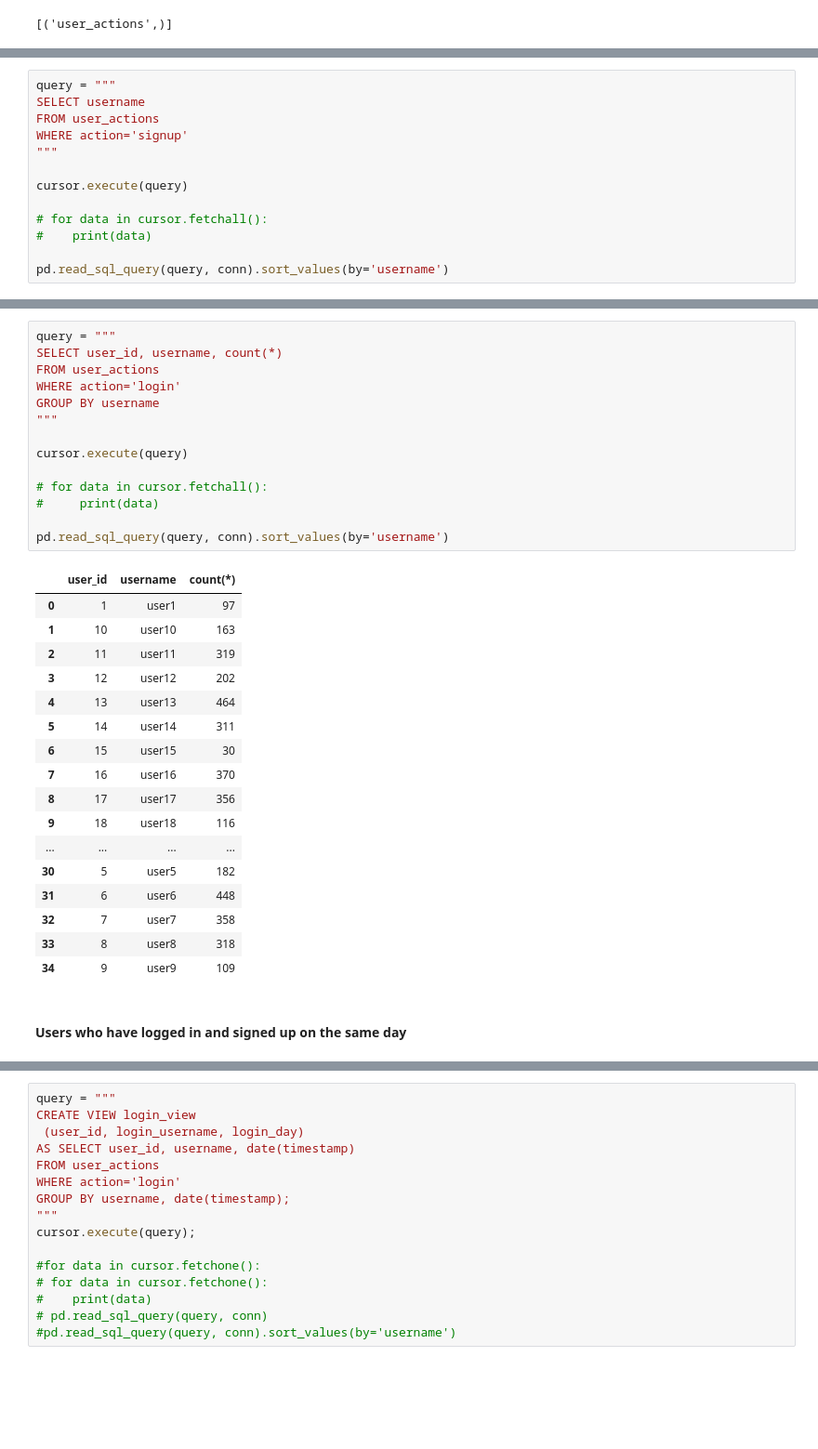
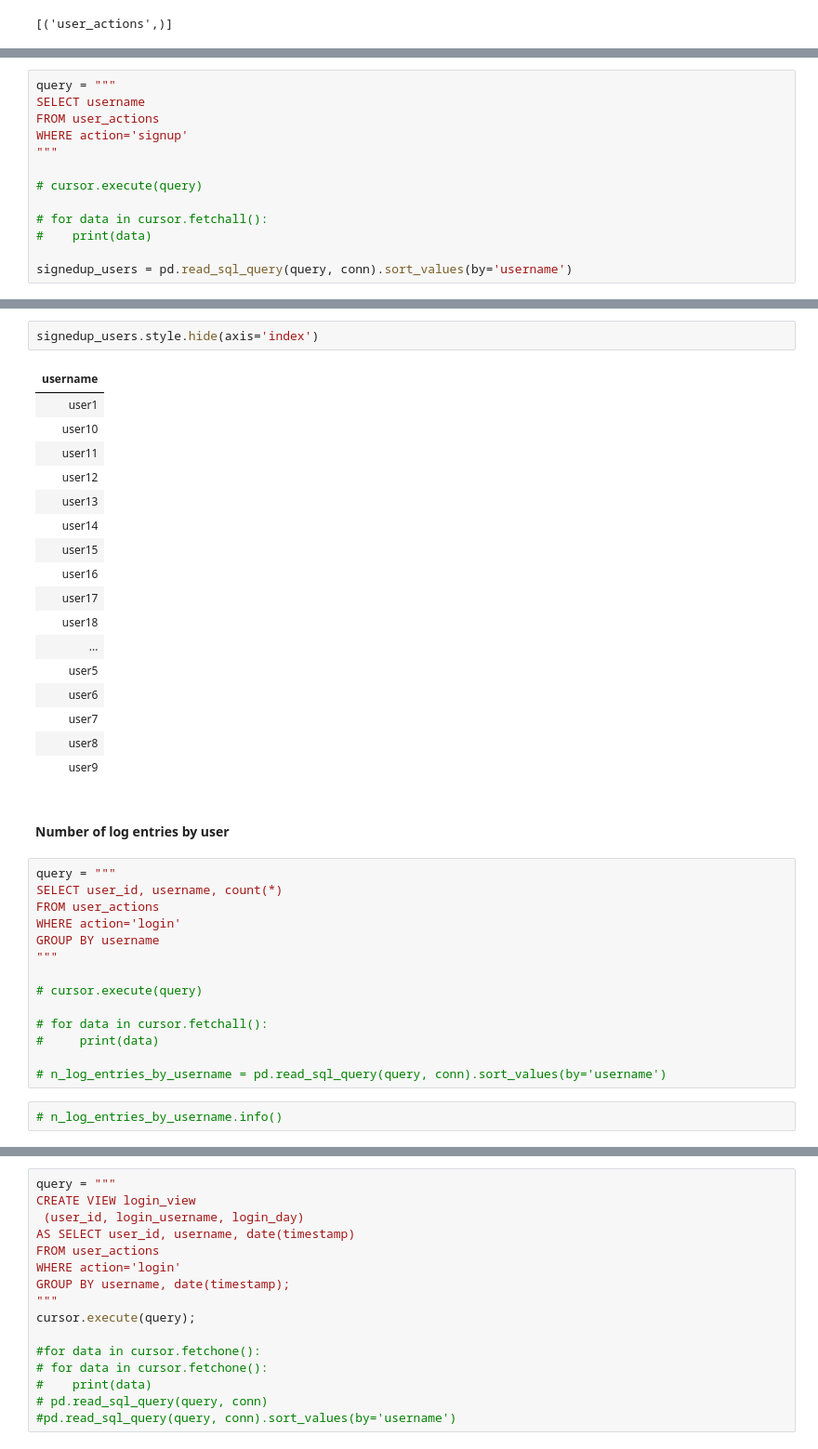
Before and after one commit to totatorbj/su-mt4007, a Jupyter notebook: HW4/HW4.ipynb, the cells around one changed output, grey strips where cells are left out. Shown at 93% size. Drawn from its saved outputs; the diff is of its cells as text; blank space fills up the shorter version.

```diff
--- a/HW4/HW4.ipynb
+++ b/HW4/HW4.ipynb
@@ -1389,9 +1019,9 @@ FROM user_actions
 WHERE action='signup'
 """
 
-cursor.execute(query)
+# cursor.execute(query)
 
 # for data in cursor.fetchall():
 #    print(data)
 
-pd.read_sql_query(query, conn).sort_values(by='username')
+signedup_users = pd.read_sql_query(query, conn).sort_values(by='username')
@@ -1419,3 +1039,26 @@ pd.read_sql_query(query, conn).sort_values(by='username')
+# %%
+signedup_users.style.hide(axis='index')
+# %% [output]
+| username |
+| user1 |
+| user10 |
+| user11 |
+| user12 |
+| user13 |
+| user14 |
+| user15 |
+| user16 |
+| user17 |
+| user18 |
+| ... |
+| user5 |
+| user6 |
+| user7 |
+| user8 |
+| user9 |
+# %% [markdown]
+
+#### Number of log entries by user
 # %%
 query = """
 SELECT user_id, username, count(*)
@@ -1424,30 +1067,11 @@ WHERE action='login'
 GROUP BY username
 """
 
-cursor.execute(query)
+# cursor.execute(query)
 
 # for data in cursor.fetchall():
 #     print(data)
 
-pd.read_sql_query(query, conn).sort_values(by='username')
+# n_log_entries_by_username = pd.read_sql_query(query, conn).sort_values(by='username')
-# %% [output]
-|  | user_id | username | count(*) |
-| 0 | 1 | user1 | 97 |
-| 1 | 10 | user10 | 163 |
-| 2 | 11 | user11 | 319 |
-| 3 | 12 | user12 | 202 |
-| 4 | 13 | user13 | 464 |
-| 5 | 14 | user14 | 311 |
-| 6 | 15 | user15 | 30 |
-| 7 | 16 | user16 | 370 |
-| 8 | 17 | user17 | 356 |
-| 9 | 18 | user18 | 116 |
-| ... | ... | ... | ... |
-| 30 | 5 | user5 | 182 |
-| 31 | 6 | user6 | 448 |
-| 32 | 7 | user7 | 358 |
-| 33 | 8 | user8 | 318 |
-| 34 | 9 | user9 | 109 |
-# %% [markdown]
-
-#### Users who have logged in and signed up on the same day
+# %%
+# n_log_entries_by_username.info()
```
Also changed, not shown: parts of 225 cells of this notebook, 1 other file.
